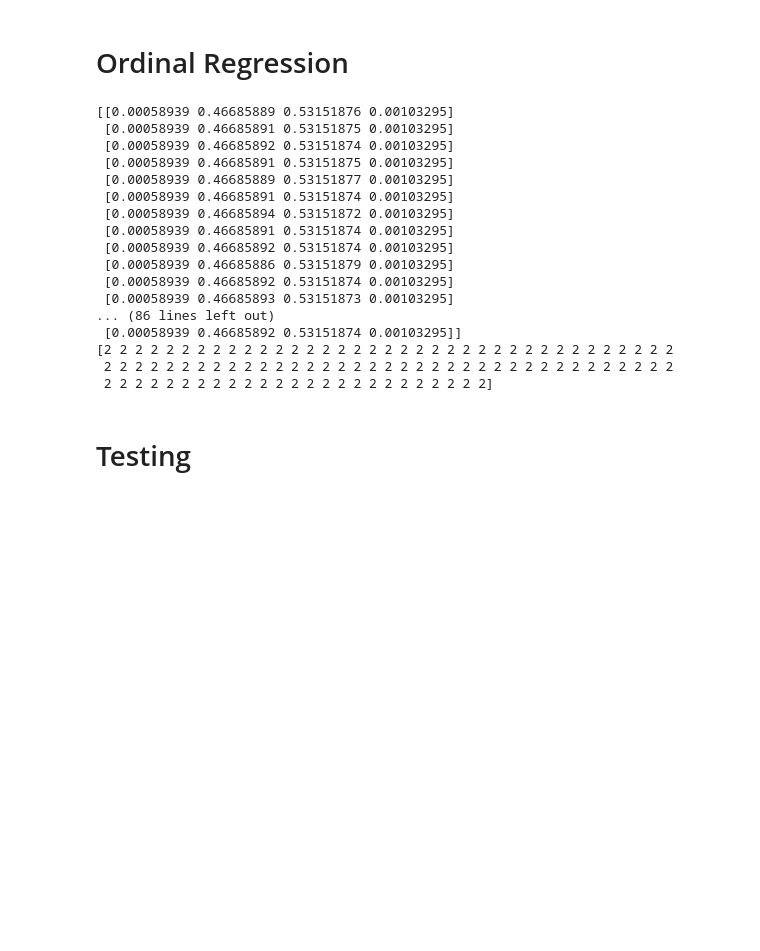
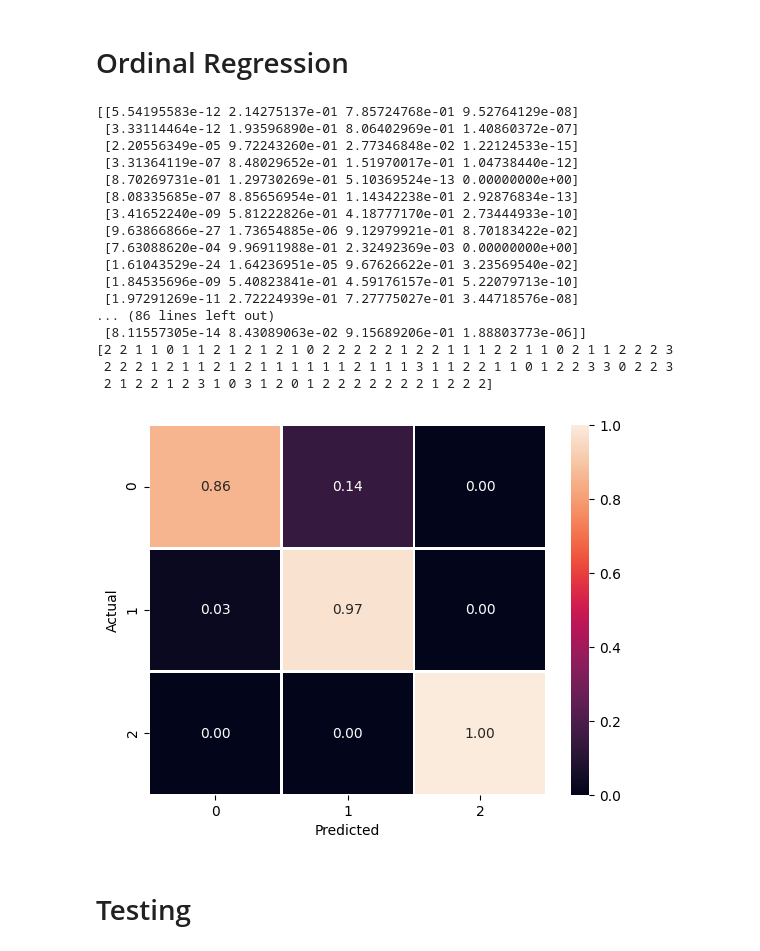
Before and after one commit to tufts-ml/pchmm-missing-data-limited-labels, a Jupyter notebook: examples/ordinal_regression.ipynb, the cells around one changed output. Drawn from its saved outputs; the diff is of its cells as text; code cells hidden in the pictures; blank space fills up the shorter version.

```diff
--- a/examples/ordinal_regression.ipynb
+++ b/examples/ordinal_regression.ipynb
@@ -58,30 +62,39 @@ y: (99,)
 # %% [markdown]
 # Ordinal Regression
 # %%
-clf = OrdinalRegression(padding=1, noise_variance=0.1)
+clf = OrdinalRegression()
 clf.fit(X, y)
 proba = clf.predict_proba(X)
 y_predict = clf.predict(X)
 print(proba)
 print(y_predict)
 # %% [output]
-[[0.00058939 0.46685889 0.53151876 0.00103295]
- [0.00058939 0.46685891 0.53151875 0.00103295]
- [0.00058939 0.46685892 0.53151874 0.00103295]
- [0.00058939 0.46685891 0.53151875 0.00103295]
- [0.00058939 0.46685889 0.53151877 0.00103295]
- [0.00058939 0.46685891 0.53151874 0.00103295]
- [0.00058939 0.46685894 0.53151872 0.00103295]
- [0.00058939 0.46685891 0.53151874 0.00103295]
- [0.00058939 0.46685892 0.53151874 0.00103295]
- [0.00058939 0.46685886 0.53151879 0.00103295]
- [0.00058939 0.46685892 0.53151874 0.00103295]
- [0.00058939 0.46685893 0.53151873 0.00103295]
+[[5.54195583e-12 2.14275137e-01 7.85724768e-01 9.52764129e-08]
+ [3.33114464e-12 1.93596890e-01 8.06402969e-01 1.40860372e-07]
+ [2.20556349e-05 9.72243260e-01 2.77346848e-02 1.22124533e-15]
+ [3.31364119e-07 8.48029652e-01 1.51970017e-01 1.04738440e-12]
+ [8.70269731e-01 1.29730269e-01 5.10369524e-13 0.00000000e+00]
+ [8.08335685e-07 8.85656954e-01 1.14342238e-01 2.92876834e-13]
+ [3.41652240e-09 5.81222826e-01 4.18777170e-01 2.73444933e-10]
+ [9.63866866e-27 1.73654885e-06 9.12979921e-01 8.70183422e-02]
+ [7.63088620e-04 9.96911988e-01 2.32492369e-03 0.00000000e+00]
+ [1.61043529e-24 1.64236951e-05 9.67626622e-01 3.23569540e-02]
+ [1.84535696e-09 5.40823841e-01 4.59176157e-01 5.22079713e-10]
+ [1.97291269e-11 2.72224939e-01 7.27775027e-01 3.44718576e-08]
 ... (86 lines left out)
- [0.00058939 0.46685892 0.53151874 0.00103295]]
-[2 2 2 2 2 2 2 2 2 2 2 2 2 2 2 2 2 2 2 2 2 2 2 2 2 2 2 2 2 2 2 2 2 2 2 2 2
- 2 2 2 2 2 2 2 2 2 2 2 2 2 2 2 2 2 2 2 2 2 2 2 2 2 2 2 2 2 2 2 2 2 2 2 2 2
- 2 2 2 2 2 2 2 2 2 2 2 2 2 2 2 2 2 2 2 2 2 2 2 2 2]
+ [8.11557305e-14 8.43089063e-02 9.15689206e-01 1.88803773e-06]]
+[2 2 1 1 0 1 1 2 1 2 1 2 1 0 2 2 2 2 2 1 2 2 1 1 1 2 2 1 1 0 2 1 1 2 2 2 3
+ 2 2 2 1 2 1 1 2 1 2 1 1 1 1 1 1 2 1 1 1 3 1 1 2 2 1 1 0 1 2 2 3 3 0 2 2 3
+ 2 1 2 2 1 2 3 1 0 3 1 2 0 1 2 2 2 2 2 2 2 1 2 2 2]
+# %%
+cf_matrix = confusion_matrix(y, y_predict, normalize='true',labels=list(range(y.max())))
+
+ax = sns.heatmap(cf_matrix, linewidths=1, annot=True, fmt='.2f')
+ax.set_ylabel(f'Actual')
+ax.set_xlabel(f'Predicted')
+plt.show()
+# %% [output]
+[figure, added]
 # %% [markdown]
 # Testing
 # %%
```
Also changed, not shown: parts of 6 cells of this notebook, 1 other file.
